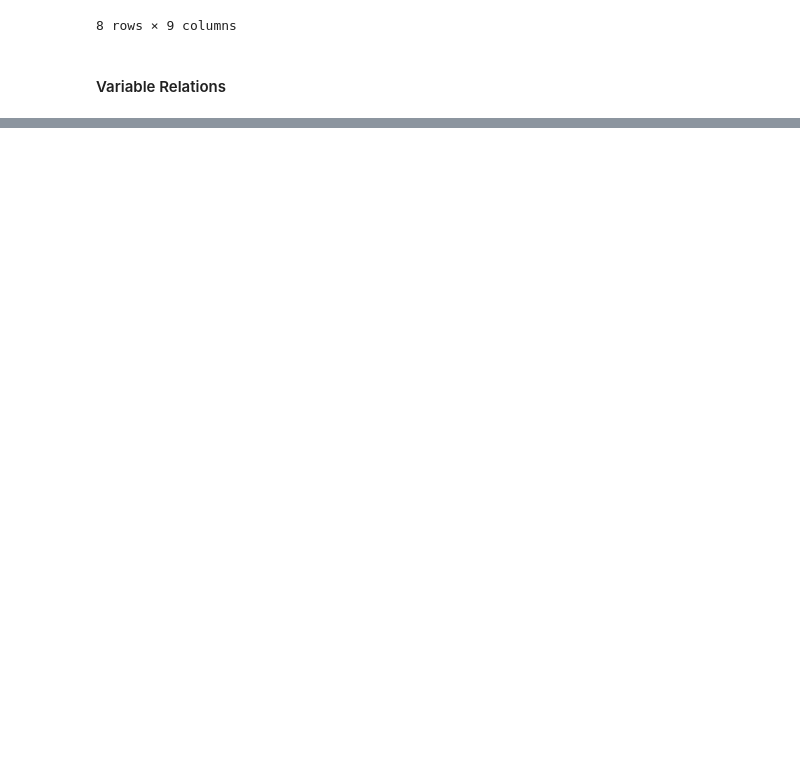
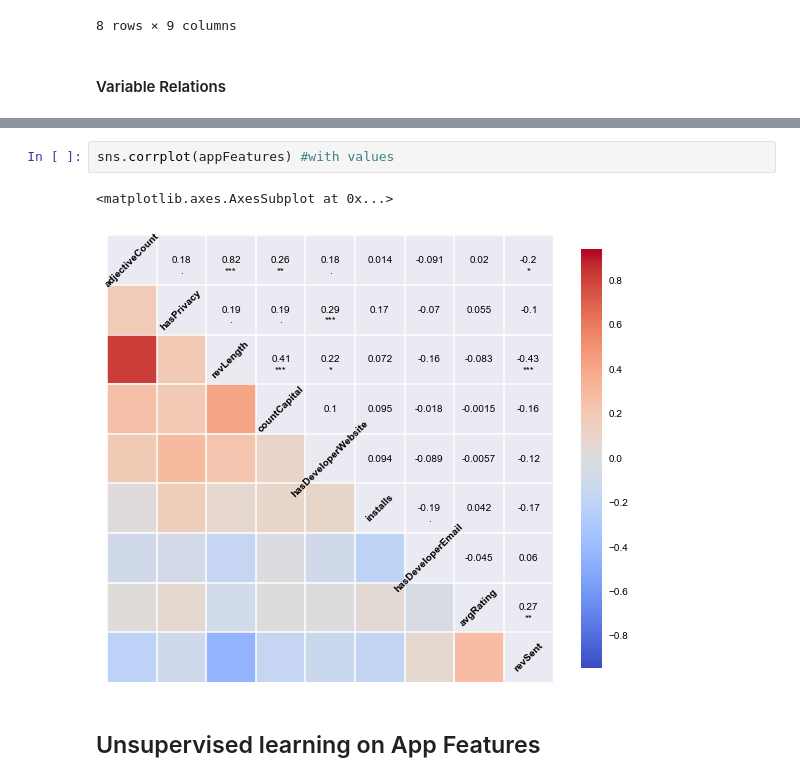
Before and after one commit to seekshreyas/obidroid, a Jupyter notebook: ObidroidLearning.ipynb, the cells around one changed output, grey strips where cells are left out. Drawn from its saved outputs; the diff is of its cells as text; blank space fills up the shorter version.

```diff
--- a/ObidroidLearning.ipynb
+++ b/ObidroidLearning.ipynb
@@ -142,0 +187,7 @@ sns.regplot(x,y)
+# %%
+sns.corrplot(appFeatures) #with values
+# %% [output]
+<matplotlib.axes.AxesSubplot at 0x...>
+[figure, added]
+# %% [markdown]
+## Unsupervised learning on App Features
```
Also changed, not shown: parts of 19 cells of this notebook.
